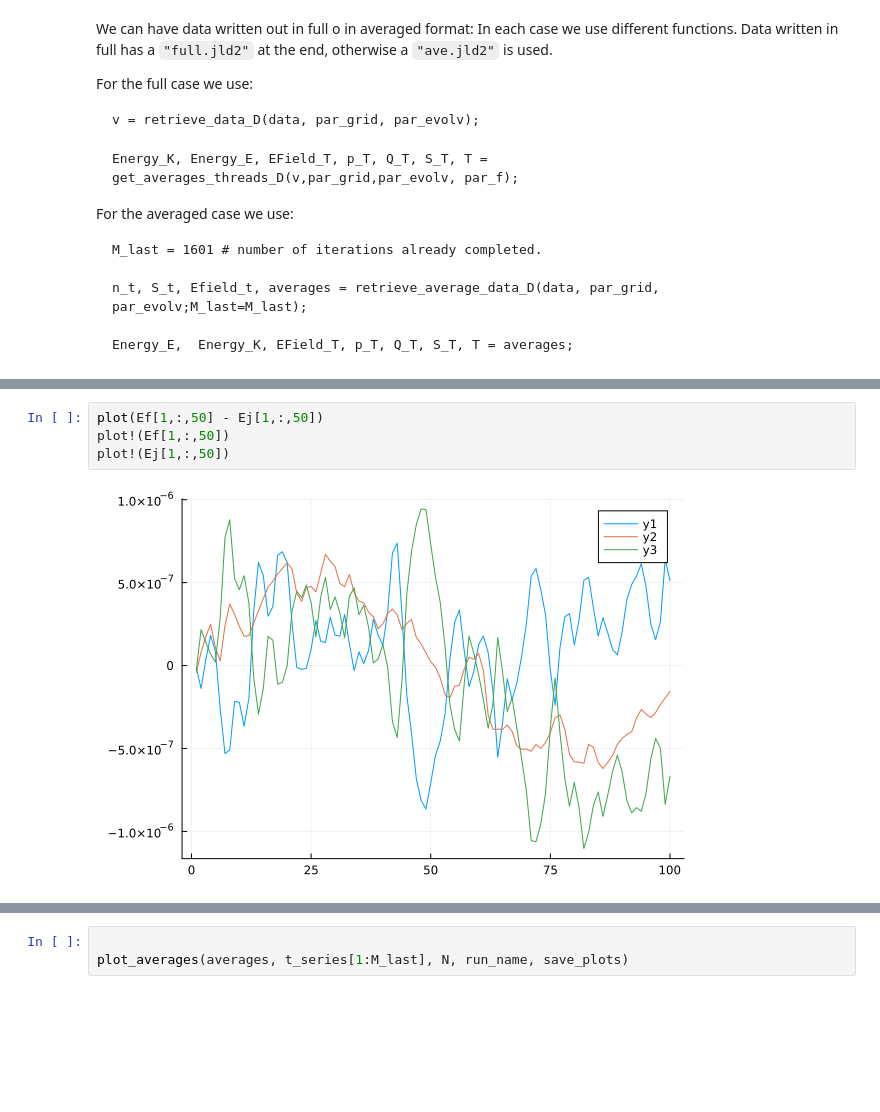
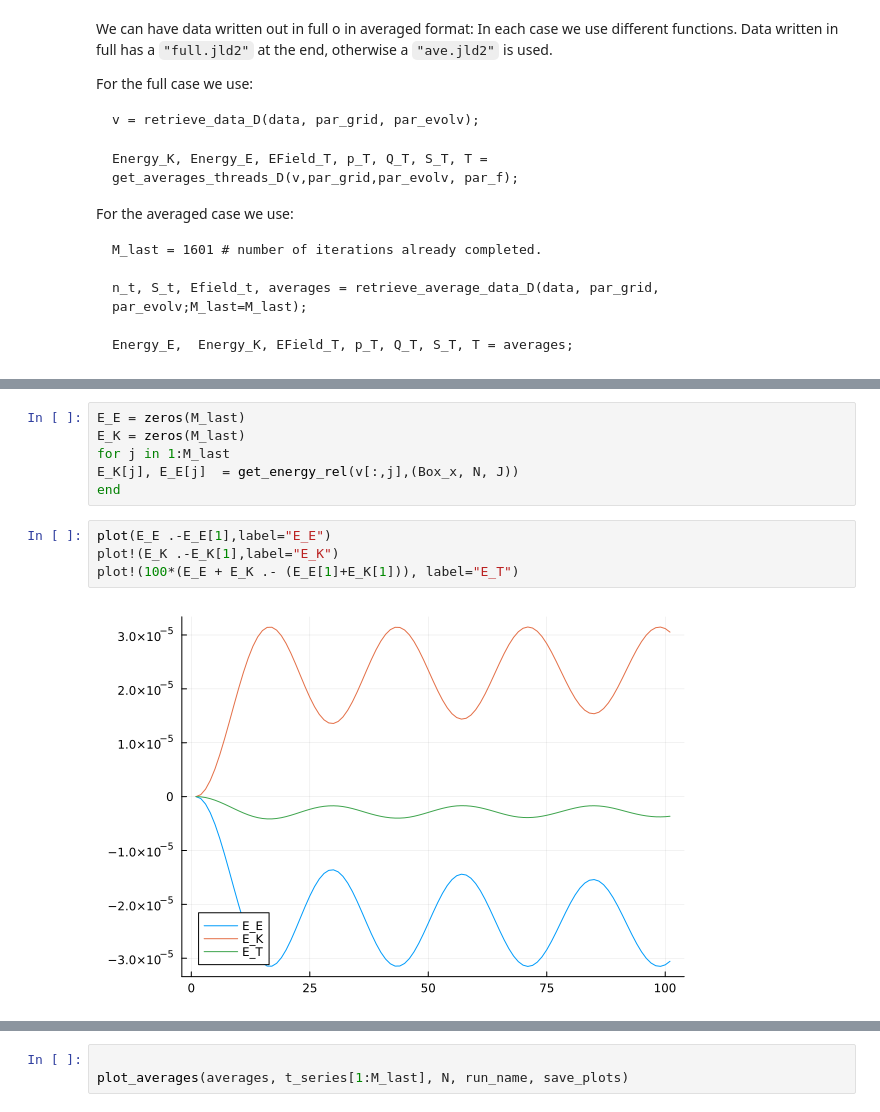
Before and after one commit to reula/PIC-1D, a Jupyter notebook: post_pro_rel_2D.ipynb, the cells around one changed output, grey strips where cells are left out. Saved outputs shown, nothing was run; the diff lists cells and outputs as text; blank space fills up the shorter version.

```diff
--- a/post_pro_rel_2D.ipynb
+++ b/post_pro_rel_2D.ipynb
@@ -168,6 +162,12 @@ norm(Ef - Ej)/norm(Ej)
-# %%
-plot(Ef[1,:,50] - Ej[1,:,50])
-plot!(Ef[1,:,50])
-plot!(Ej[1,:,50])
-# %% [output]
-[figure, removed]
+# %%
+E_E = zeros(M_last)
+E_K = zeros(M_last)
+for j in 1:M_last
+E_K[j], E_E[j]  = get_energy_rel(v[:,j],(Box_x, N, J))
+end
+# %%
+plot(E_E .-E_E[1],label="E_E")
+plot!(E_K .-E_K[1],label="E_K")
+plot!(100*(E_E + E_K .- (E_E[1]+E_K[1])), label="E_T")
+# %% [output]
+[figure, added]
```
Also changed, not shown: parts of 20 cells of this notebook, 6 other files.
